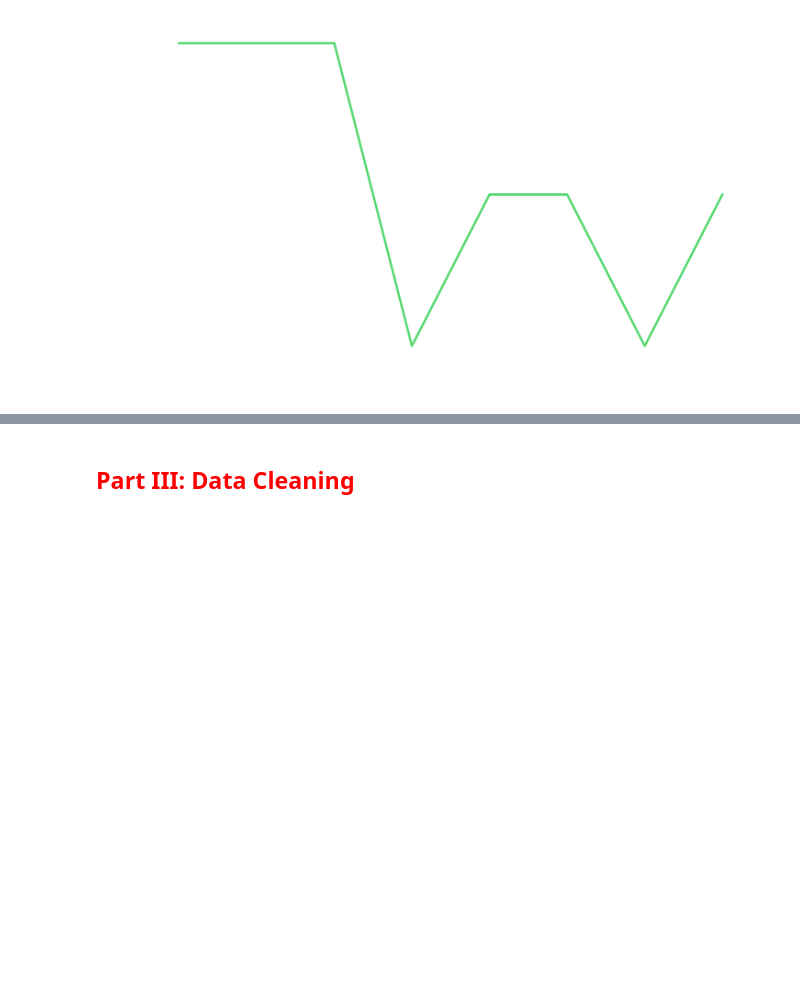
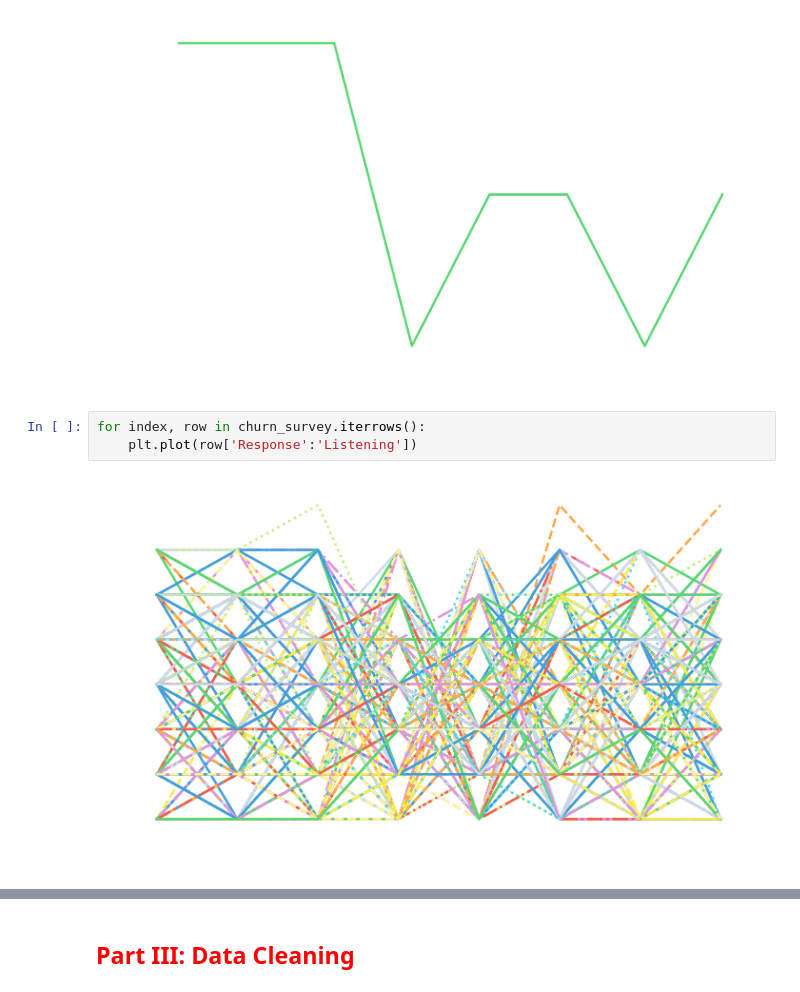
Before and after one commit to RyanLBuchanan/D206_Data_Cleaning, a Jupyter notebook: Performance_Assessment/Churn Data and Dictionary Files/hfy4k43ojf892f0dy7sd/D206_Performance_Assessment.ipynb, the cells around one changed output, grey strips where cells are left out. Drawn from its saved outputs; the diff is of its cells as text; blank space fills up the shorter version.

```diff
--- a/Performance_Assessment/Churn Data and Dictionary Files/hfy4k43ojf892f0dy7sd/D206_Performance_Assessment.ipynb
+++ b/Performance_Assessment/Churn Data and Dictionary Files/hfy4k43ojf892f0dy7sd/D206_Performance_Assessment.ipynb
@@ -296,3 +309,8 @@ plt.plot(churn_survey.loc[0, 'Response':'Listening'])
 # %% [output]
 [<matplotlib.lines.Line2D at 0x...>]
 [figure]
+# %%
+for index, row in churn_survey.iterrows():
+    plt.plot(row['Response':'Listening'])
+# %% [output]
+[figure, added]
```
Also changed, not shown: parts of 3 cells of this notebook, 8 other files.
